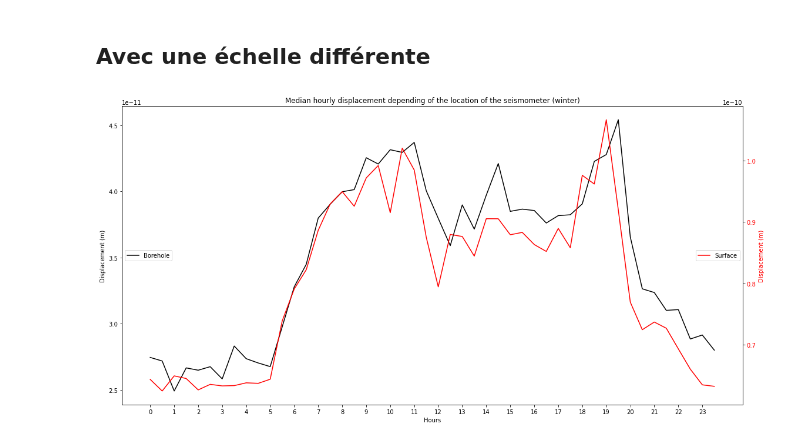
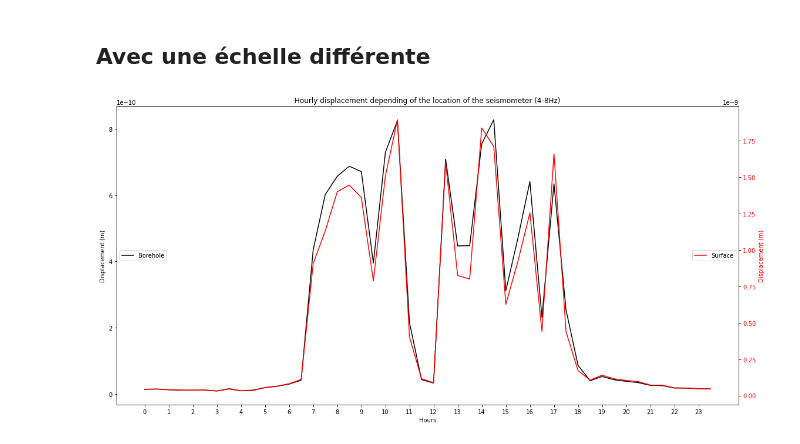
Before and after one commit to FlavienMattern/seismic-noise, a Jupyter notebook: ant_comp_forage.ipynb, the cells around one changed output. Drawn from its saved outputs; the diff is of its cells as text; code cells hidden in the pictures.

```diff
--- a/ant_comp_forage.ipynb
+++ b/ant_comp_forage.ipynb
@@ -32,13 +29,13 @@ The autoreload extension is already loaded. To reload it, use:
 # %%
 ### Paramètres généraux
 load_data = False              # Recalculer les PPSDs et le déplacement RMS
-freqs = [(2.0,8.0)]          # Bandes de fréquences à étudier
+freqs = [(4.0,8.0)]          # Bandes de fréquences à étudier
 st_file = "DATA/st_metadata/stations_antarctic.txt"  # Fichier de stations
 noise_input_data = "B:/SeismicNoiseData/"
 timeseries_data = "Files/noise_timeseries/"
-PPSD_FOLDER  = "C:/Users/Arnaud/Desktop/Travail/Projet de Recherche/SeismicNoiseData/PPSD"
-DRMS_FOLDER  = "C:/Users/Arnaud/Desktop/Travail/Projet de Recherche/SeismicNoiseData/DRMS"
-MSEED_FOLDER = "C:/Users/Arnaud/Desktop/Travail/Projet de Recherche/SeismicNoiseData/MSEED"
+PPSD_FOLDER  = "C:/Users/Arnaud/Desktop/Seismic_noise/PDR/SeismicNoiseData/PPSD"
+DRMS_FOLDER  = "C:/Users/Arnaud/Desktop/Seismic_noise/PDR/SeismicNoiseData/DRMS"
+MSEED_FOLDER = "C:/Users/Arnaud/Desktop/Seismic_noise/PDR/SeismicNoiseData/MSEED"
 FIG_FOLDER = "RESULTS"
 tStart = "2020-04-09"
 tEnd = "2021-10-29"
@@ -116,8 +226,8 @@ plt.show()
 
 
 ### Paramètres à changer
-freq = "2.0-8.0"
-periods = [[UTCDateTime("2021-04-01"),UTCDateTime("2021-09-01")]]
+freq = "4.0-8.0"
+periods = [[UTCDateTime("2021-01-07"),UTCDateTime("2021-01-08")]]
 ###
 
 #Station en forage
@@ -125,8 +235,7 @@ st_name = "G.CCD.20.BHZ"
 name = "{}{}_{}".format(st_name, periods[0][0].strftime('%Y-%m-%d'), periods[0][1].strftime('%Y-%m-%d'))
 noise = dRMS[st_name][freq]
 t, h, noise_matrix = hourly_var(noise, periods)
-median1 = np.nanmedian(noise_matrix, axis=1)
-new_median1 = median1.tolist()[indice:] + median1.tolist()[0:indice]
+new_noise1 = noise_matrix.tolist()[indice:] + noise_matrix.tolist()[0:indice]
 
 
 #Station à la surface
@@ -134,40 +243,39 @@ st_name = "G.CCD.00.BHZ"
 name = "{}{}_{}".format(st_name, periods[0][0].strftime('%Y-%m-%d'), periods[0][1].strftime('%Y-%m-%d'))
 noise = dRMS[st_name][freq]
 t, h, noise_matrix = hourly_var(noise, periods)
-median2 = np.nanmedian(noise_matrix, axis=1)
-new_median2 = median2.tolist()[indice:] + median2.tolist()[0:indice]
+new_noise2 = noise_matrix.tolist()[indice:] + noise_matrix.tolist()[0:indice]
 
 
 #PLot du graphique
 plt.rcParams['figure.figsize'] = 16, 8
 fig, ax1 = plt.subplots()
-ax1.plot(h,new_median1, 'k-',label='Borehole')
+ax1.plot(h,new_noise1, 'k-',label='Borehole')
 #ax1.plot(test,test2,color='r', linewidth=2.5,label='Lunch break')
 plt.legend(loc=6)
 ax1.set_ylabel('Displacement (m)',color='k')
 ax2 = ax1.twinx()
-ax2.plot(h,new_median2, 'r-',label='Surface')
+ax2.plot(h,new_noise2, 'r-',label='Surface')
 ax2.set_ylabel('Displacement (m)',color='r',)
 plt.legend(loc=7)
 
 
 for tl in ax1.get_yticklabels():
     tl.set_color('k')
 for t2 in ax2.get_yticklabels():
     t2.set_color('r')
 
 
 
 
-title=str('Median hourly displacement depending of the location of the seismometer (winter)')
+title=str('Hourly displacement depending of the location of the seismometer (4-8Hz)')
 plt.title(title)
 ax1.set_xlabel('Hours')
 plt.xticks(np.arange(0, 24, 1), np.arange(0, 24, 1))
 
 
 
 plt.tight_layout()
-plt.savefig('C:/Users/Arnaud/Desktop/Travail/seismic-noise/RESULTS/ant_deep_var/comp_winter_2021.png')
+#plt.savefig('C:/Users/Arnaud/Desktop/Travail/seismic-noise/RESULTS/ant_deep_var/comp_winter_2021.png')
 plt.show()
 # %% [output]
-[figure, old version]
+[figure, new version]
```
Also changed, not shown: parts of 8 cells of this notebook.
